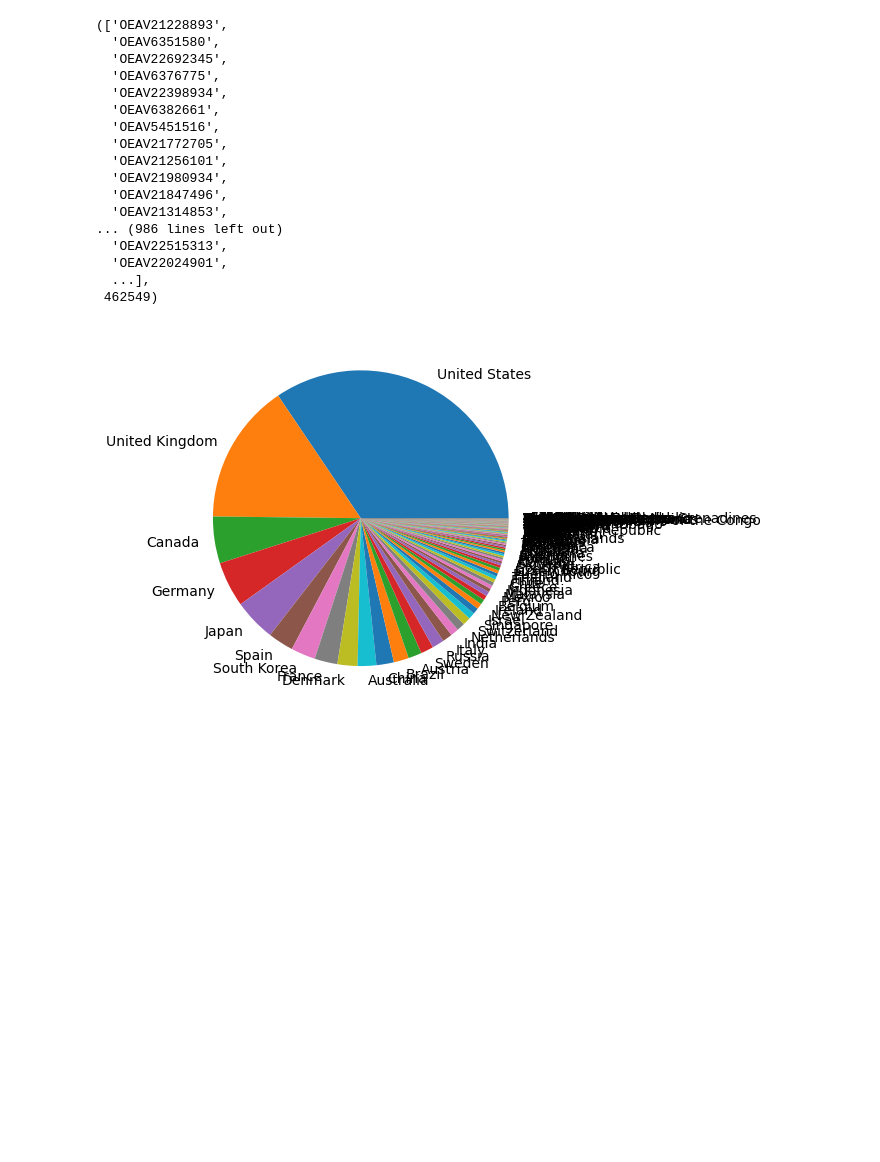
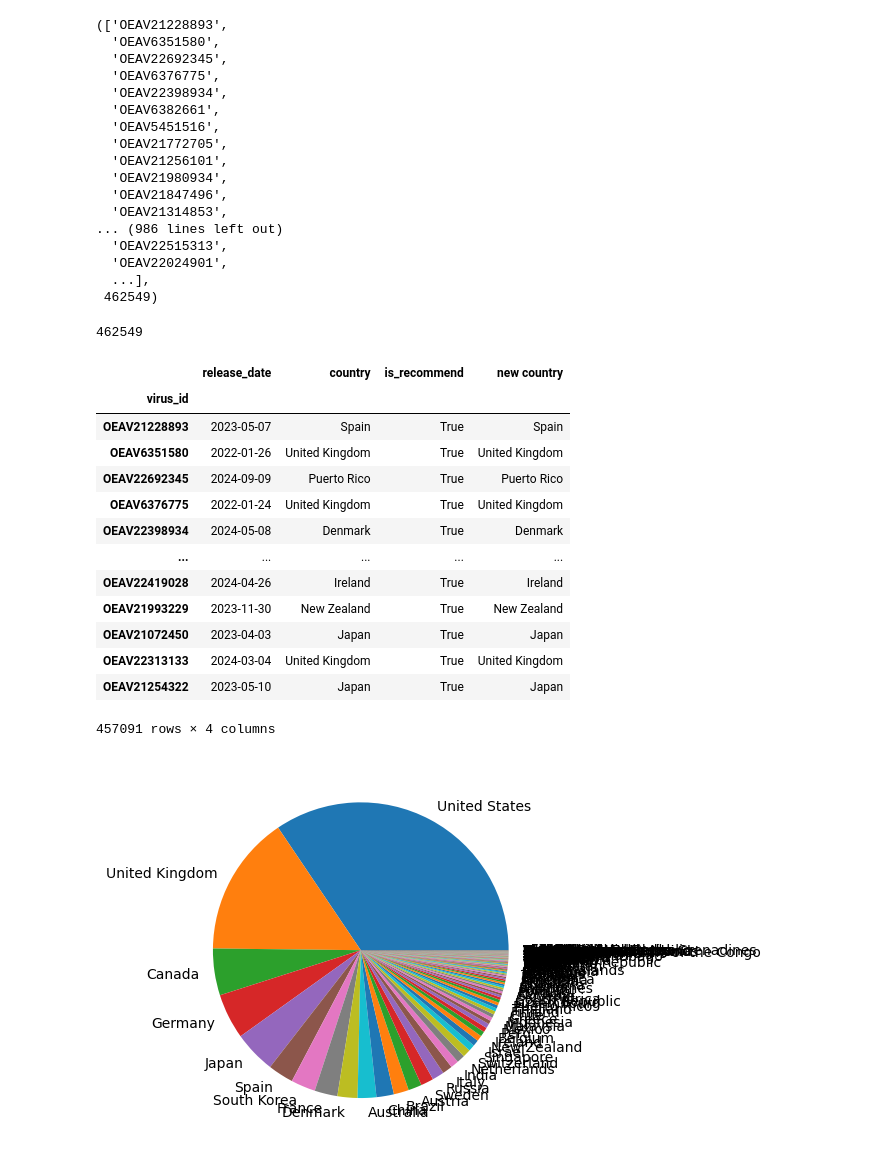
Before and after one commit to tyfei0216/evoModel, a Jupyter notebook: prepare_data.ipynb, the cells around one changed output. Saved outputs shown, nothing was run; the diff lists cells and outputs as text; code cells hidden in the pictures; blank space fills up the shorter version.

```diff
--- a/prepare_data.ipynb
+++ b/prepare_data.ipynb
@@ -6,0 +43,40 @@ model = ESM3.from_pretrained("esm3_sm_open_v1", device="cpu")
+# %%
+cnt = 0
+get_time = ioutils.getDate()
+seq_id = []
+date_time = []
+days = []
+region = []
+res = get_new()
+now_id = ""
+infos = []
+for seq in seqs:
+    # print(seq)
+    cnt += 1
+    info = seq[0].split("|")
+    if not info[3].startswith("EPI"):
+        continue
+    if info[3] != now_id:
+
+        if res["cnt"] == len(allprots):
+            for i in allprots:
+                files[i].write(">"+now_id+"\n")
+                files[i].write(res[i]+"\n")
+
+            seq_id.append(infos[3])
+            days.append(infos[2])
+            date_time.append(infos[1])
+            region.append(infos[0])
+        now_id = info[3]
+        infos = [info[-1], info[2], get_time(info[2]), info[3]]
+        res = get_new()
+    prot = info[0]
+    if res[prot] != "":
+        continue
+    else:
+        res[prot] = seq[1]
+        if res[prot] != "":
+            res["cnt"] = res["cnt"] + 1
+
+    if cnt % 10000 == 0:
+        print(cnt)
@@ -211,9 +569,30 @@ i, len(i)
   'OEAV22024901',
   ...],
  462549)
+# %%
+len(i)
+# %% [output]
+462549
 # %%
 df.reindex(i).dropna()
-df["new country"] = df["country"].apply(lambda x: "United States" if x == "USA" else x)
+df2 = df.reindex(i).dropna()
+df2["new country"] = df2["country"].apply(lambda x: "United States" if x == "USA" else x)
+df2
+# %% [output]
+|  | release_date | country | is_recommend | new country |
+| virus_id |  |  |  |  |
+| OEAV21228893 | 2023-05-07 | Spain | True | Spain |
+| OEAV6351580 | 2022-01-26 | United Kingdom | True | United Kingdom |
+| OEAV22692345 | 2024-09-09 | Puerto Rico | True | Puerto Rico |
+| OEAV6376775 | 2022-01-24 | United Kingdom | True | United Kingdom |
+| OEAV22398934 | 2024-05-08 | Denmark | True | Denmark |
+| ... | ... | ... | ... | ... |
+| OEAV22419028 | 2024-04-26 | Ireland | True | Ireland |
+| OEAV21993229 | 2023-11-30 | New Zealand | True | New Zealand |
+| OEAV21072450 | 2023-04-03 | Japan | True | Japan |
+| OEAV22313133 | 2024-03-04 | United Kingdom | True | United Kingdom |
+| OEAV21254322 | 2023-05-10 | Japan | True | Japan |
+457091 rows × 4 columns
 # %%
 import matplotlib.pyplot as plt
 import matplotlib
```
Also changed, not shown: parts of 27 cells of this notebook, 2 other files.
